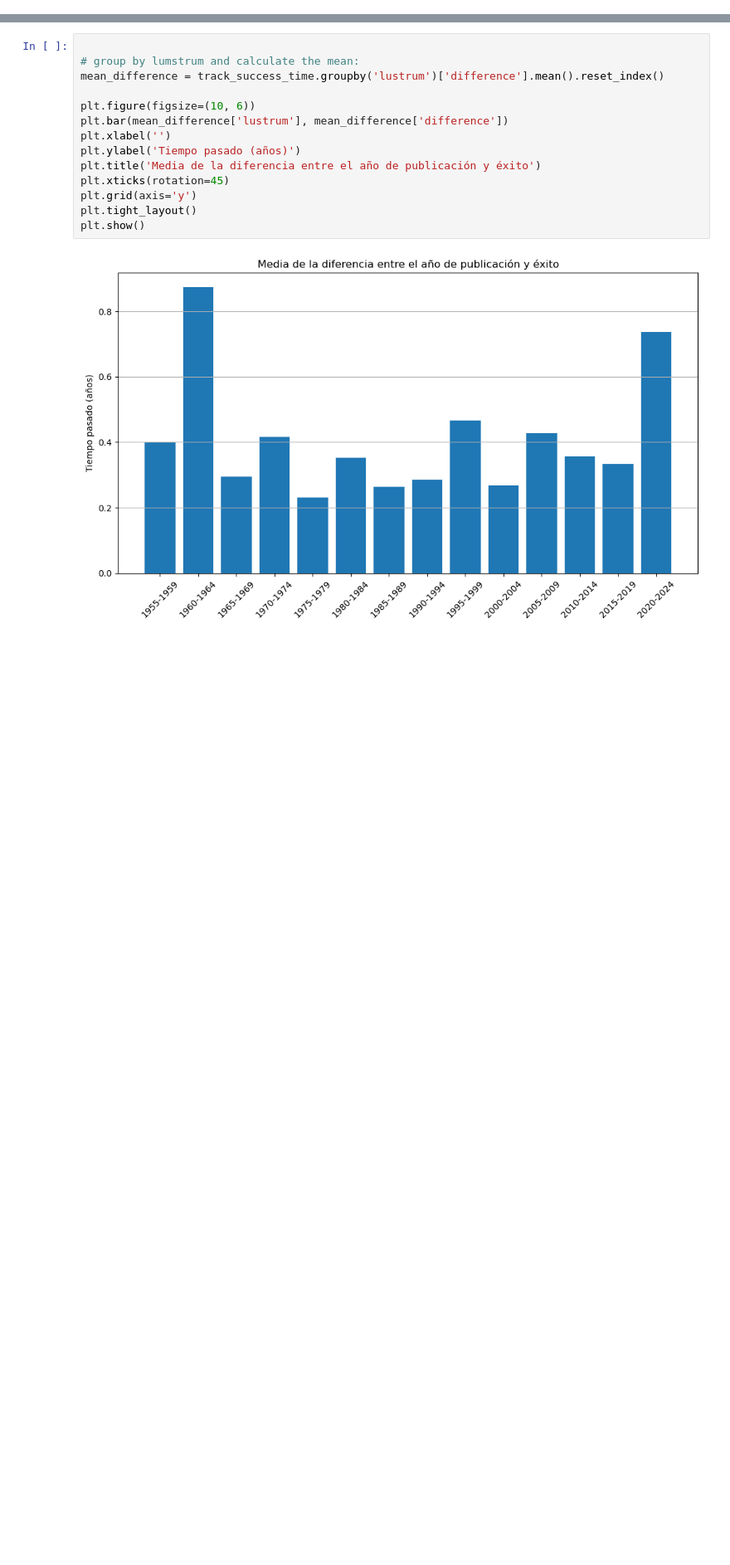
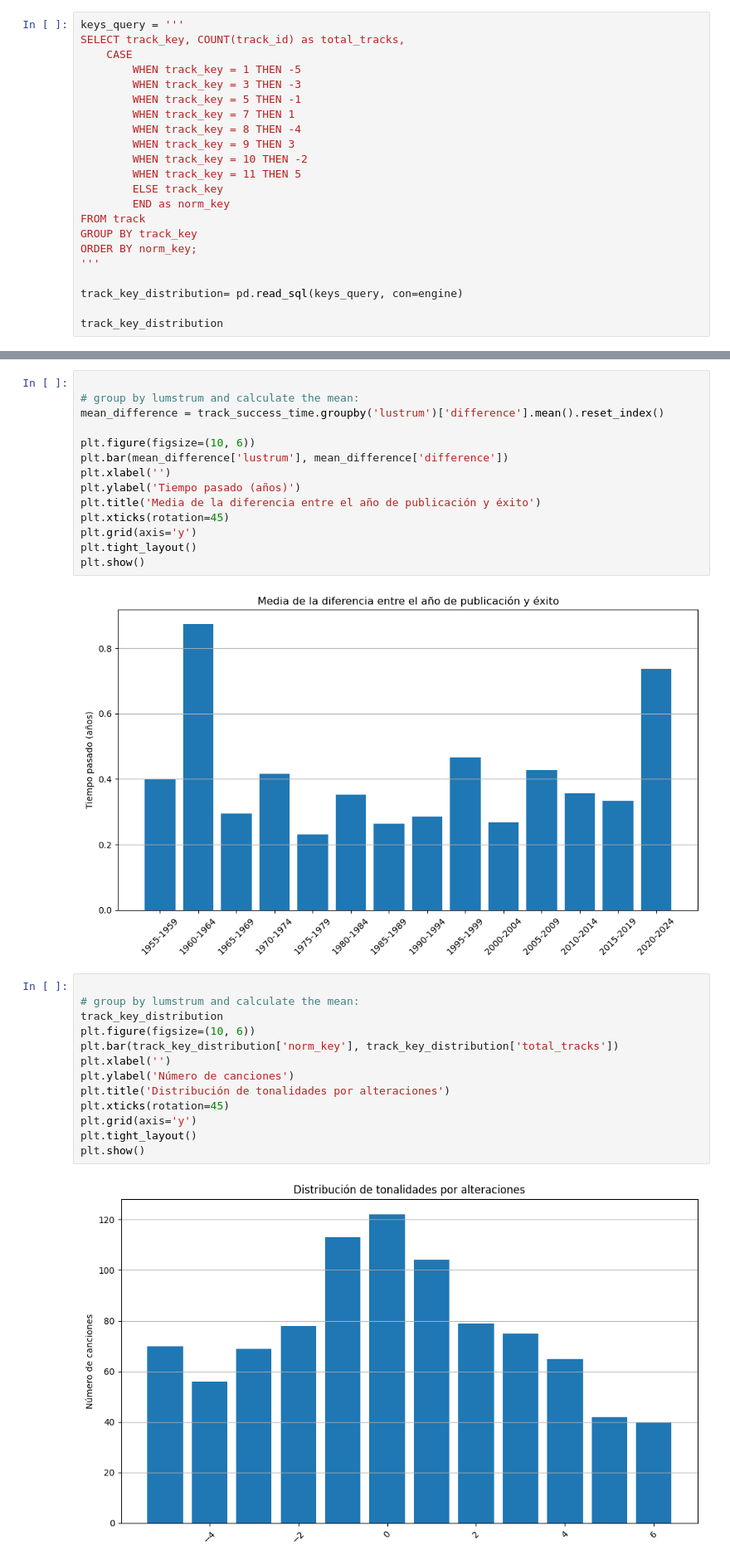
Before and after one commit to almudenamcastro/ironhack-w4-popatoms-sql, a Jupyter notebook: main.ipynb, the cells around one changed output, grey strips where cells are left out. Shown: that part at 83% size. Cells and saved outputs as stored; diff of their text form; blank space fills up the shorter version.

```diff
--- a/main.ipynb
+++ b/main.ipynb
@@ -163,3 +153,25 @@ track_success_time
 | 911 | 979 | Dance the Night | 586 | 2023 | 2024 | 1.0 |
 | 912 | 980 | SOS | 608 | 2022 | 2024 | 2.0 |
 913 rows × 6 columns
+# %%
+keys_query = '''
+SELECT track_key, COUNT(track_id) as total_tracks,
+	CASE
+		WHEN track_key = 1 THEN -5
+		WHEN track_key = 3 THEN -3
+		WHEN track_key = 5 THEN -1
+		WHEN track_key = 7 THEN 1
+		WHEN track_key = 8 THEN -4
+		WHEN track_key = 9 THEN 3
+		WHEN track_key = 10 THEN -2
+		WHEN track_key = 11 THEN 5
+		ELSE track_key
+		END as norm_key
+FROM track
+GROUP BY track_key
+ORDER BY norm_key;
+'''
+
+track_key_distribution= pd.read_sql(keys_query, con=engine)
+
+track_key_distribution
@@ -225,3 +253,18 @@ plt.tight_layout()
 plt.show()
 # %% [output]
 [figure]
+# %%
+
+# group by lumstrum and calculate the mean:
+track_key_distribution
+plt.figure(figsize=(10, 6))
+plt.bar(track_key_distribution['norm_key'], track_key_distribution['total_tracks'])
+plt.xlabel('')
+plt.ylabel('Número de canciones')
+plt.title('Distribución de tonalidades por alteraciones')
+plt.xticks(rotation=45)
+plt.grid(axis='y')
+plt.tight_layout()
+plt.show()
+# %% [output]
+[figure, added]
```
Also changed, not shown: parts of 10 cells of this notebook, 1 other file.
